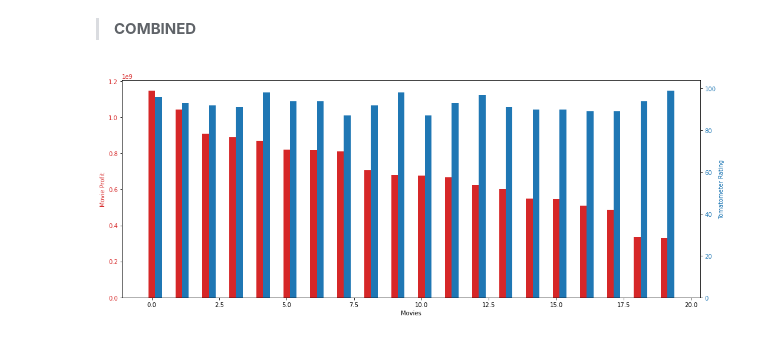
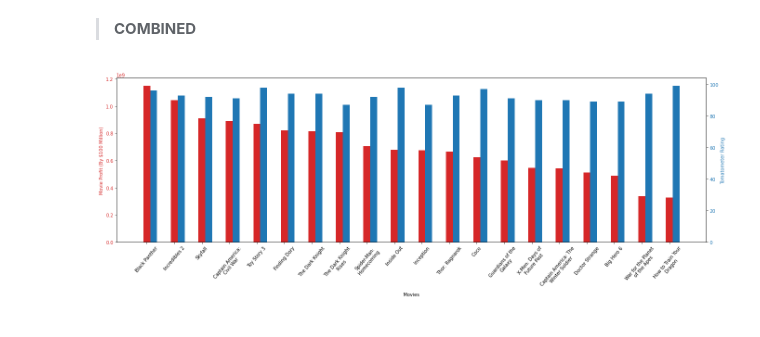
Before and after one commit to jchandleroneal/microsoft-movie-analysis, a Jupyter notebook: movie_analysis.ipynb, the cells around one changed output. Cells and saved outputs as stored; diff of their text form; code cells hidden in the pictures.

Commit message:
finished graph

```diff
--- a/movie_analysis.ipynb
+++ b/movie_analysis.ipynb
@@ -495,7 +494,7 @@ movie_actor_budget2 = movie_actor_budget.copy()
 
  **Taking out movies with a profit less than 900,000 and a rating less than 85.**
 # %%
-movie_actor_budget4 = movie_actor_budget2[(movie_actor_budget2.movie_profit > 90000000) & (movie_actor_budget2.tomatometer_rating > 85) & (movie_actor_budget2.production_budget >150000000)]
+movie_actor_budget4 = movie_actor_budget2[(movie_actor_budget2.movie_profit > 300000000) & (movie_actor_budget2.tomatometer_rating > 85) & (movie_actor_budget2.production_budget >150000000)]
 movie_actor_budget4.sort_values(by='movie_profit', ascending=False, inplace=True)
 movie_actor_budget4 = movie_actor_budget4.head(20)
 movie_actor_budget4
@@ -538,26 +539,37 @@ memory usage: 1.1+ KB
 # %%
 # t = movie_actor_budget3.movie_title
 t2 = np.arange(20)
 data1 = movie_actor_budget4.movie_profit
 data2 = movie_actor_budget4.tomatometer_rating
 width = 0.25
 
-fig, ax1 = plt.subplots(figsize=(15,6))
+fig, ax1 = plt.subplots(figsize=(19,7))
 
 color = 'tab:red'
 ax1.set_xlabel('Movies')
-ax1.set_ylabel('Movie Profit', color=color)
+ax1.set_ylabel('Movie Profit (By $100 Million)', color=color)
 plt.bar(t2, data1, width, color=color)
 ax1.tick_params(axis='y', labelcolor=color)
+plt.xticks(t2, movie_actor_budget4['movie_title'])
+plt.xticks(rotation=50)
+
+#
+
+f = lambda x: textwrap.fill(x.get_text(), 20)
+ax1.set_xticklabels(map(f, ax1.get_xticklabels()))
+
+
+#
 
 ax2 = ax1.twinx()  # instantiate a second axes that shares the same x-axis
 
 color = 'tab:blue'
 ax2.set_ylabel('Tomatometer Rating', color=color)  # we already handled the x-label with ax1
 plt.bar(t2+width,data2, width, color=color)
 ax2.tick_params(axis='y', labelcolor=color)
 
+
 fig.tight_layout()  # otherwise the right y-label is slightly clipped
 plt.show()
 # %% [output]
-[figure, old version]
+[figure, new version]
```
Also changed, not shown: parts of 13 cells of this notebook.
